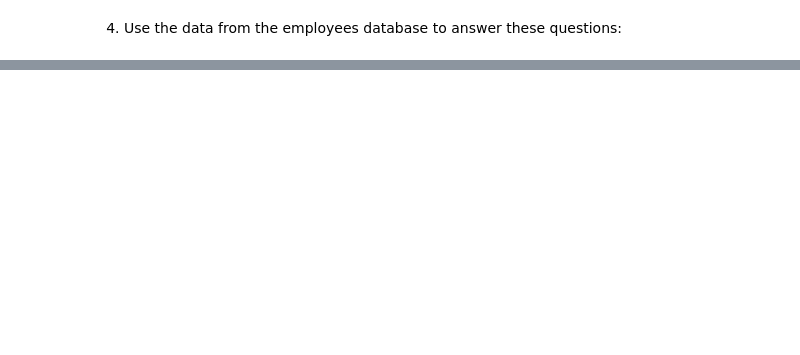
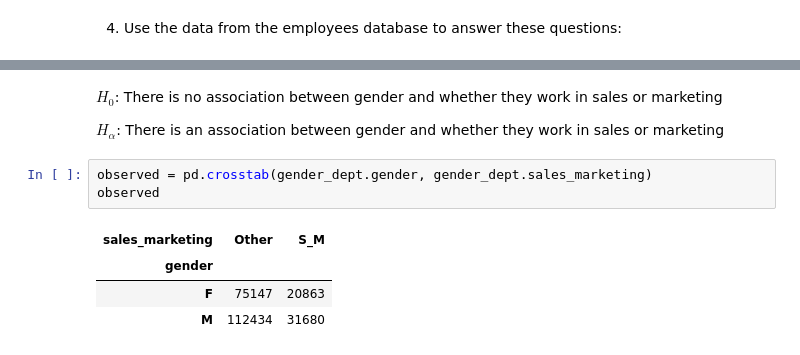
Before and after one commit to wilson-velasco/statistics-exercises, a Jupyter notebook: hypothesis_testing.ipynb, the cells around one changed output, grey strips where cells are left out. Saved outputs shown, nothing was run; the diff lists cells and outputs as text; blank space fills up the shorter version.

```diff
--- a/hypothesis_testing.ipynb
+++ b/hypothesis_testing.ipynb
@@ -545,0 +641,12 @@ Doesn't Use A Macbook 1 30
+# %% [markdown]
+$H_0$: There is no association between gender and whether they work in sales or marketing
+
+$H_\alpha$: There is an association between gender and whether they work in sales or marketing
+# %%
+observed = pd.crosstab(gender_dept.gender, gender_dept.sales_marketing)
+observed
+# %% [output]
+| sales_marketing | Other | S_M |
+| gender |  |  |
+| F | 75147 | 20863 |
+| M | 112434 | 31680 |
```
Also changed, not shown: parts of 19 cells of this notebook.
